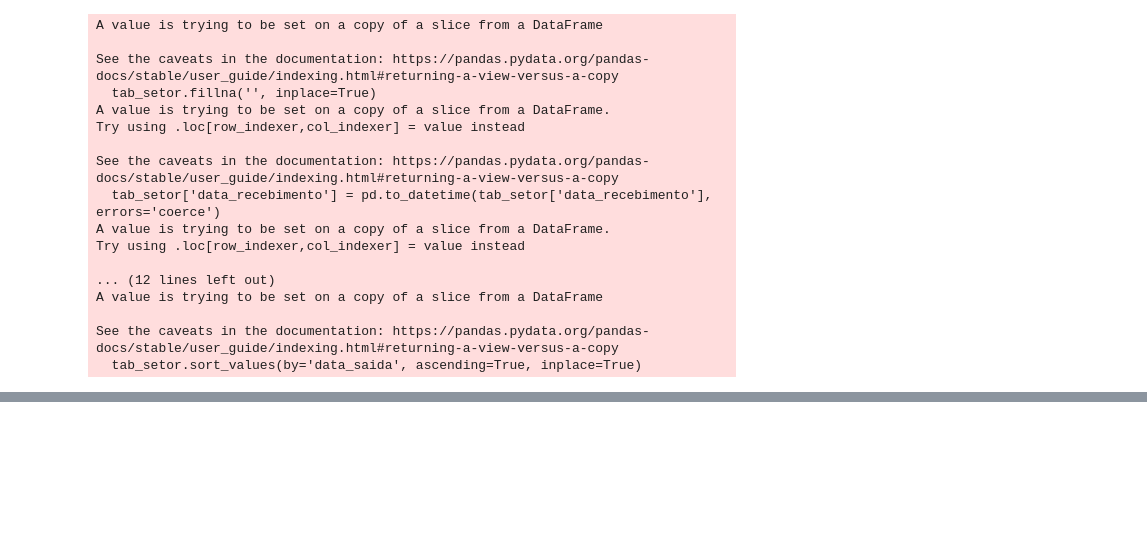
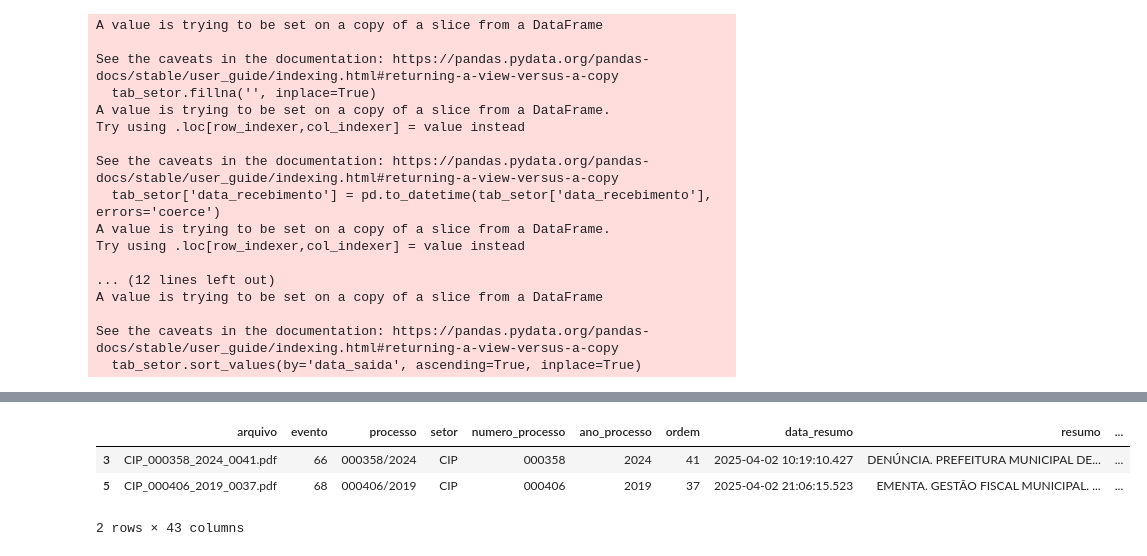
Before and after one commit to eduardoplima/ccd, a Jupyter notebook: scripts/sisdgf_planilha_processos.ipynb, the cells around one changed output, grey strips where cells are left out. Drawn from its saved outputs; the diff is of its cells as text; code cells hidden in the pictures; blank space fills up the shorter version.

```diff
--- a/scripts/sisdgf_planilha_processos.ipynb
+++ b/scripts/sisdgf_planilha_processos.ipynb
@@ -269,0 +686,16 @@ Diretora de Controle externo
+# %%
+info_instrutiva = informacoes_setor[informacoes_setor['Titulo_Modelo_informacao'] == 'Informação Instrutiva']
+defesa = informacoes_setor[informacoes_setor['Titulo_Modelo_informacao'] == 'defesa']
+info_conclusiva = informacoes_setor[informacoes_setor['Titulo_Modelo_informacao'] == 'Informação Conclusiva']
+info_encaminhamento = informacoes_setor[informacoes_setor['Titulo_Modelo_informacao'] == 'Instrução de encaminhamento']
+recurso = informacoes_setor[informacoes_setor['Titulo_Modelo_informacao'] == 'Recurso']
+apensamento = informacoes_setor[informacoes_setor['Titulo_Modelo_informacao'] == 'Processo_apensamento_TCE.doc']
+# %%
+df_teste = defesa[:2]
+# %%
+df_teste.apply(get_descricao_cip, axis=1)
+# %% [output]
+|  | arquivo | evento | processo | setor | numero_processo | ano_processo | ordem | data_resumo | resumo | ... |
+| 3 | CIP_000358_2024_0041.pdf | 66 | 000358/2024 | CIP | 000358 | 2024 | 41 | 2025-04-02 10:19:10.427 | DENÚNCIA. PREFEITURA MUNICIPAL DE... | ... |
+| 5 | CIP_000406_2019_0037.pdf | 68 | 000406/2019 | CIP | 000406 | 2019 | 37 | 2025-04-02 21:06:15.523 | EMENTA. GESTÃO FISCAL MUNICIPAL. ... | ... |
+2 rows × 43 columns
```
Also changed, not shown: parts of 31 cells of this notebook, 15 other files.
